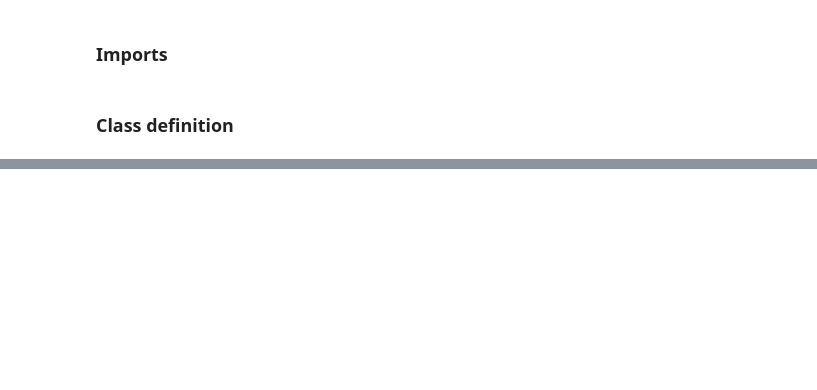
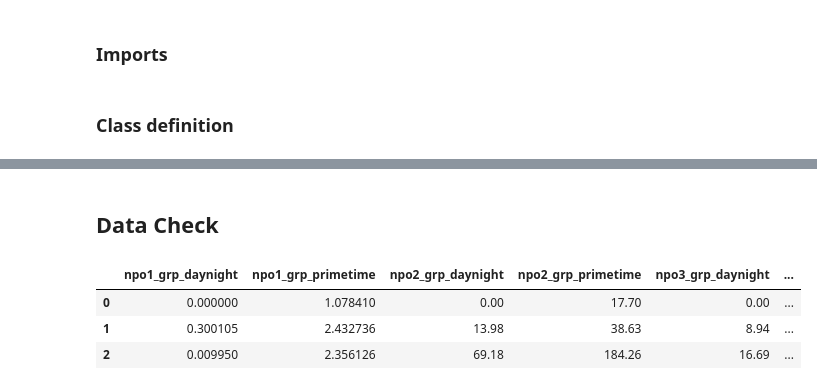
Before and after one commit to JordysHub/CampTvNew, a Jupyter notebook: models/model_trainer_class.ipynb, the cells around one changed output, grey strips where cells are left out. Cells and saved outputs as stored; diff of their text form; code cells hidden in the pictures; blank space fills up the shorter version.

```diff
--- a/models/model_trainer_class.ipynb
+++ b/models/model_trainer_class.ipynb
@@ -486,0 +746,13 @@ class ModelTrainer:
+# %% [markdown]
+## Data Check
+# %%
+trainer.df = trainer.fetch_and_prep_data(trainer.query)
+preprocessed_df = trainer.preprocess_data(trainer.df, scaling = False)
+
+# Inspect the preprocessed data
+preprocessed_df.head(3)
+# %% [output]
+|  | npo1_grp_daynight | npo1_grp_primetime | npo2_grp_daynight | npo2_grp_primetime | npo3_grp_daynight | ... |
+| 0 | 0.000000 | 1.078410 | 0.00 | 17.70 | 0.00 | ... |
+| 1 | 0.300105 | 2.432736 | 13.98 | 38.63 | 8.94 | ... |
+| 2 | 0.009950 | 2.356126 | 69.18 | 184.26 | 16.69 | ... |
```
Also changed, not shown: parts of 20 cells of this notebook, 5 other files.
